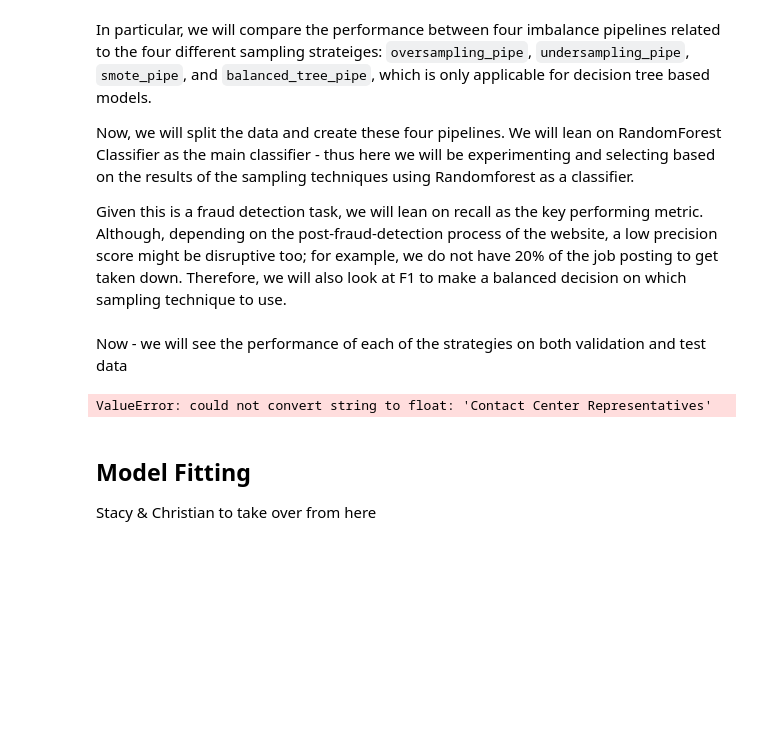
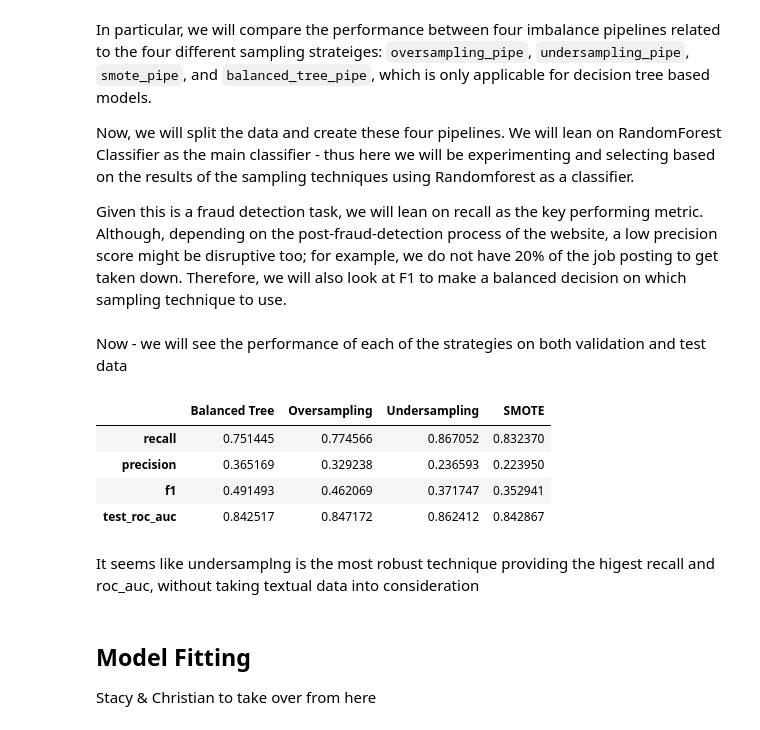
Before and after one commit to jiajiabinx/fake-job-posting, a Jupyter notebook: Project.ipynb, the cells around one changed output. Drawn from its saved outputs; the diff is of its cells as text; code cells hidden in the pictures; blank space fills up the shorter version.

Commit message:
done sampling techniques

```diff
--- a/Project.ipynb
+++ b/Project.ipynb
@@ -188,7 +189,7 @@ data = data.drop('salary_range', axis=1)
 # %% [markdown]
 Now applying all these cleaning and encoding techniques as part of our preprocess step
 # %%
-one_hot_features = ['employment_type']           # Low-cardinality, unordered features
+one_hot_features = ['employment_type',"has_valid_salary_range"]           # Low-cardinality, unordered features
 target_encoding_features = ['state', 'city', 'country','industry', 'function', 'department']  # High-cardinality, unordered features
 ordinal_features = ['required_experience', 'required_education']  # Ordered features with natural rank
 num_features = ['salary_lower', 'salary_upper', 'salary_variance']  # Numerical features for scaling
@@ -198,7 +199,13 @@ preprocess = make_column_transformer(
     (TargetEncoder(), target_encoding_features),
     (OrdinalEncoder(), ordinal_features),
     (StandardScaler(), num_features),
-    remainder='passthrough')
+    remainder='drop')
+
+preprocess_smote = make_column_transformer(
+    (OneHotEncoder(drop='first', handle_unknown="ignore"), one_hot_features),
+    (TargetEncoder(), target_encoding_features),
+    (OrdinalEncoder(), ordinal_features),
+    remainder='drop')
 # %% [markdown]
 ### Sampling
 
@@ -243,7 +250,7 @@ undersampling_pipe = imb_make_pipeline(
     regualar_tree
 )
 smote_pipe = imb_make_pipeline(
-    preprocess,
+    preprocess_smote,
     SMOTE(random_state=42),
     regualar_tree
 )
@@ -256,15 +263,22 @@ Now - we will see the performance of each of the strategies on both validation a
 # %%
 test_scores = {}
 techniques = ["Balanced Tree", "Oversampling", "Undersampling", "SMOTE"]
 for name, pipeline in zip(techniques, [balanced_tree_pipe, oversampling_pipe, undersampling_pipe, smote_pipe]):
     pipeline.fit(X_dev, y_dev)
     y_pred = pipeline.predict(X_test)
-    confusion_matrix = confusion_matrix(y_test, y_pred)
-    recall = confusion_matrix[1, 1] / (confusion_matrix[1, 0] + confusion_matrix[1, 1])
-    precision = confusion_matrix[1, 1] / (confusion_matrix[0, 1] + confusion_matrix[1, 1])
+    cm = confusion_matrix(y_test, y_pred)
+    recall = cm[1, 1] / (cm[1, 0] + cm[1, 1])
+    precision = cm[1, 1] / (cm[0, 1] + cm[1, 1])
     test_scores[name] = {"recall": recall, "precision": precision, "f1": 2 * (precision * recall) / (precision + recall), "test_roc_auc": roc_auc_score(y_test, y_pred)}
+pd.DataFrame(test_scores)
 # %% [output]
-ValueError: could not convert string to float: 'Contact Center Representatives'
+|  | Balanced Tree | Oversampling | Undersampling | SMOTE |
+| recall | 0.751445 | 0.774566 | 0.867052 | 0.832370 |
+| precision | 0.365169 | 0.329238 | 0.236593 | 0.223950 |
+| f1 | 0.491493 | 0.462069 | 0.371747 | 0.352941 |
+| test_roc_auc | 0.842517 | 0.847172 | 0.862412 | 0.842867 |
+# %% [markdown]
+It seems like undersamplng is the most robust technique providing the higest recall and roc_auc, without taking textual data into consideration
 # %% [markdown]
 ## Model Fitting
 
```
Also changed, not shown: parts of 1 cell of this notebook.
